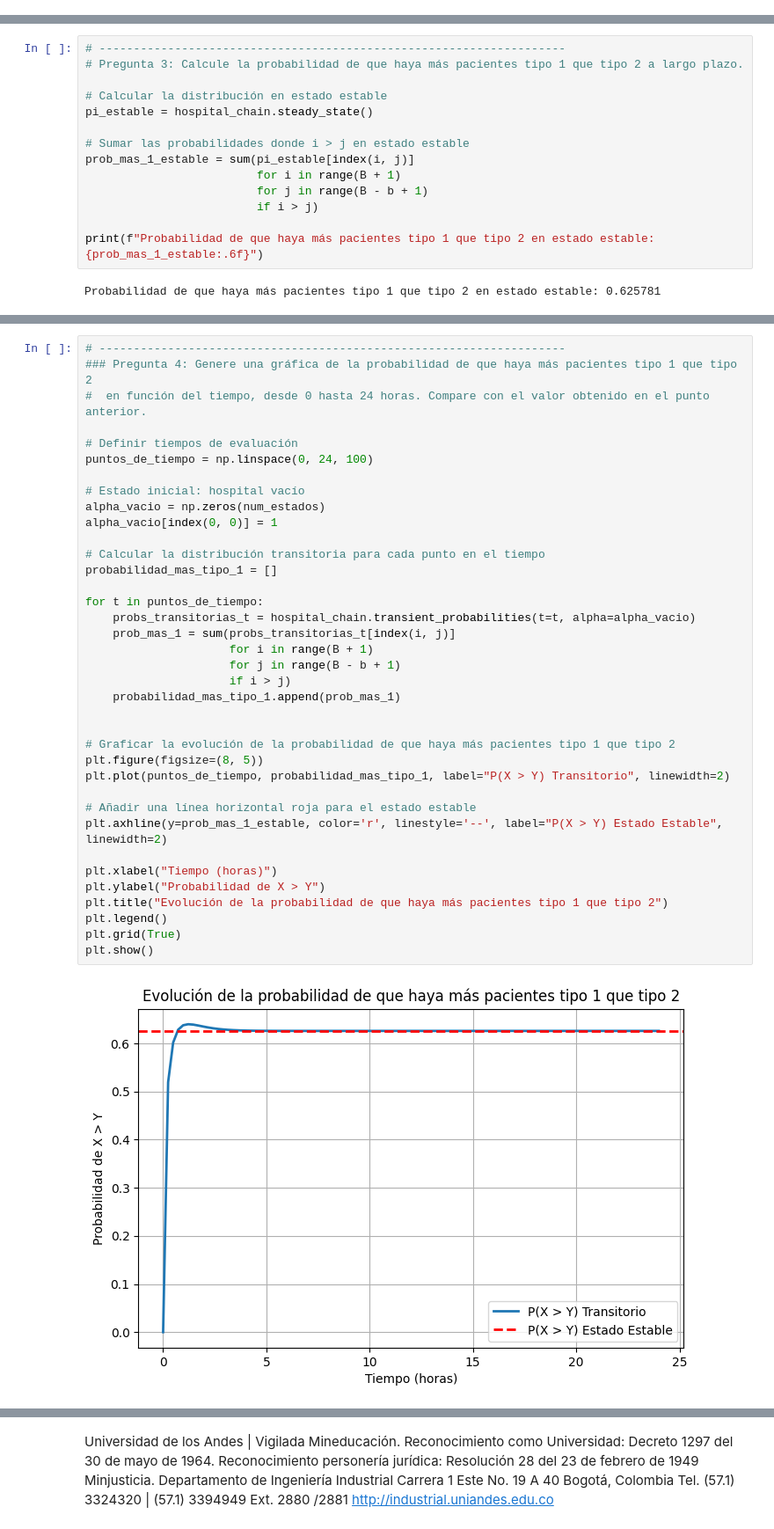
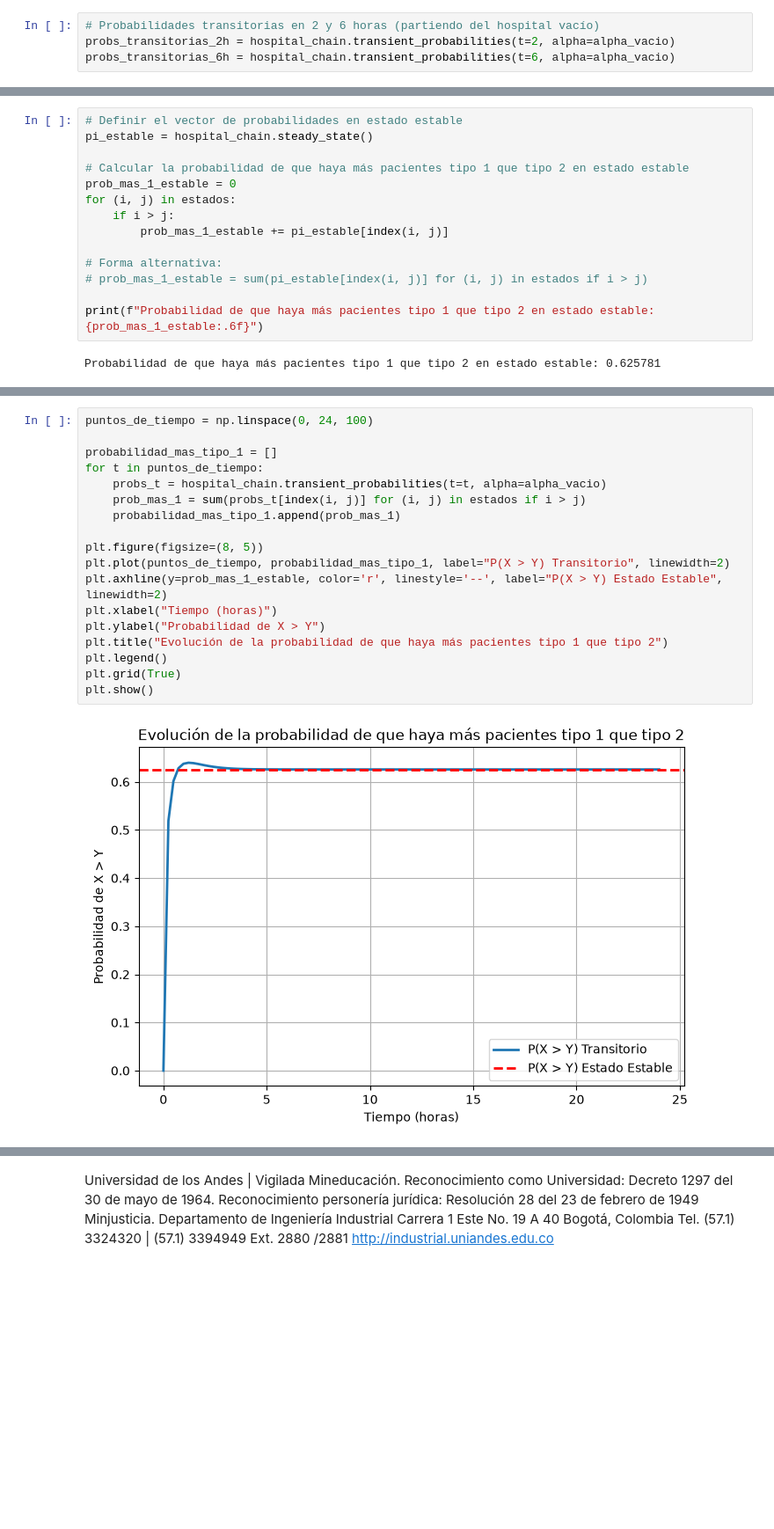
Before and after one commit to modelos-inst/LibroMoBI, a Jupyter notebook: content/complementarias/complementaria_markov_ii.ipynb, the cells around one changed output, grey strips where cells are left out. Shown at 88% size. Drawn from its saved outputs; the diff is of its cells as text; blank space fills up the shorter version.

```diff
--- a/content/complementarias/complementaria_markov_ii.ipynb
+++ b/content/complementarias/complementaria_markov_ii.ipynb
@@ -195,0 +286,4 @@ probs_transitorias_6h = hospital_chain.transient_probabilities(t=6, alpha=alpha)
+# %%
+# Probabilidades transitorias en 2 y 6 horas (partiendo del hospital vacío)
+probs_transitorias_2h = hospital_chain.transient_probabilities(t=2, alpha=alpha_vacio)
+probs_transitorias_6h = hospital_chain.transient_probabilities(t=6, alpha=alpha_vacio)
@@ -248,15 +371,15 @@ Esta comparación permite visualizar la diferencia entre **transitorio** y **lar
 # %%
-# --------------------------------------------------------------------
-# Pregunta 3: Calcule la probabilidad de que haya más pacientes tipo 1 que tipo 2 a largo plazo.
-
-# Calcular la distribución en estado estable
+# Definir el vector de probabilidades en estado estable
 pi_estable = hospital_chain.steady_state()
 
-# Sumar las probabilidades donde i > j en estado estable
-prob_mas_1_estable = sum(pi_estable[index(i, j)]
-                         for i in range(B + 1)
-                         for j in range(B - b + 1)
-                         if i > j)
+# Calcular la probabilidad de que haya más pacientes tipo 1 que tipo 2 en estado estable
+prob_mas_1_estable = 0
+for (i, j) in estados:
+    if i > j:
+        prob_mas_1_estable += pi_estable[index(i, j)]
+
+# Forma alternativa:
+# prob_mas_1_estable = sum(pi_estable[index(i, j)] for (i, j) in estados if i > j)
 
 print(f"Probabilidad de que haya más pacientes tipo 1 que tipo 2 en estado estable: {prob_mas_1_estable:.6f}")
 # %% [output]
@@ -264,39 +389,20 @@ Probabilidad de que haya más pacientes tipo 1 que tipo 2 en estado estable: 0.6
 # %%
-# --------------------------------------------------------------------
-### Pregunta 4: Genere una gráfica de la probabilidad de que haya más pacientes tipo 1 que tipo 2
-#  en función del tiempo, desde 0 hasta 24 horas. Compare con el valor obtenido en el punto anterior.
-
-# Definir tiempos de evaluación
 puntos_de_tiempo = np.linspace(0, 24, 100)
 
-# Estado inicial: hospital vacío
-alpha_vacio = np.zeros(num_estados)
-alpha_vacio[index(0, 0)] = 1
-
-# Calcular la distribución transitoria para cada punto en el tiempo
 probabilidad_mas_tipo_1 = []
-
 for t in puntos_de_tiempo:
-    probs_transitorias_t = hospital_chain.transient_probabilities(t=t, alpha=alpha_vacio)
-    prob_mas_1 = sum(probs_transitorias_t[index(i, j)]
-                     for i in range(B + 1)
-                     for j in range(B - b + 1)
-                     if i > j)
+    probs_t = hospital_chain.transient_probabilities(t=t, alpha=alpha_vacio)
+    prob_mas_1 = sum(probs_t[index(i, j)] for (i, j) in estados if i > j)
     probabilidad_mas_tipo_1.append(prob_mas_1)
 
-
-# Graficar la evolución de la probabilidad de que haya más pacientes tipo 1 que tipo 2
 plt.figure(figsize=(8, 5))
 plt.plot(puntos_de_tiempo, probabilidad_mas_tipo_1, label="P(X > Y) Transitorio", linewidth=2)
-
-# Añadir una línea horizontal roja para el estado estable
 plt.axhline(y=prob_mas_1_estable, color='r', linestyle='--', label="P(X > Y) Estado Estable", linewidth=2)
-
 plt.xlabel("Tiempo (horas)")
 plt.ylabel("Probabilidad de X > Y")
 plt.title("Evolución de la probabilidad de que haya más pacientes tipo 1 que tipo 2")
 plt.legend()
 plt.grid(True)
 plt.show()
 # %% [output]
-[figure, old version]
+[figure, new version]
```
Also changed, not shown: parts of 36 cells of this notebook, 1 other file.
